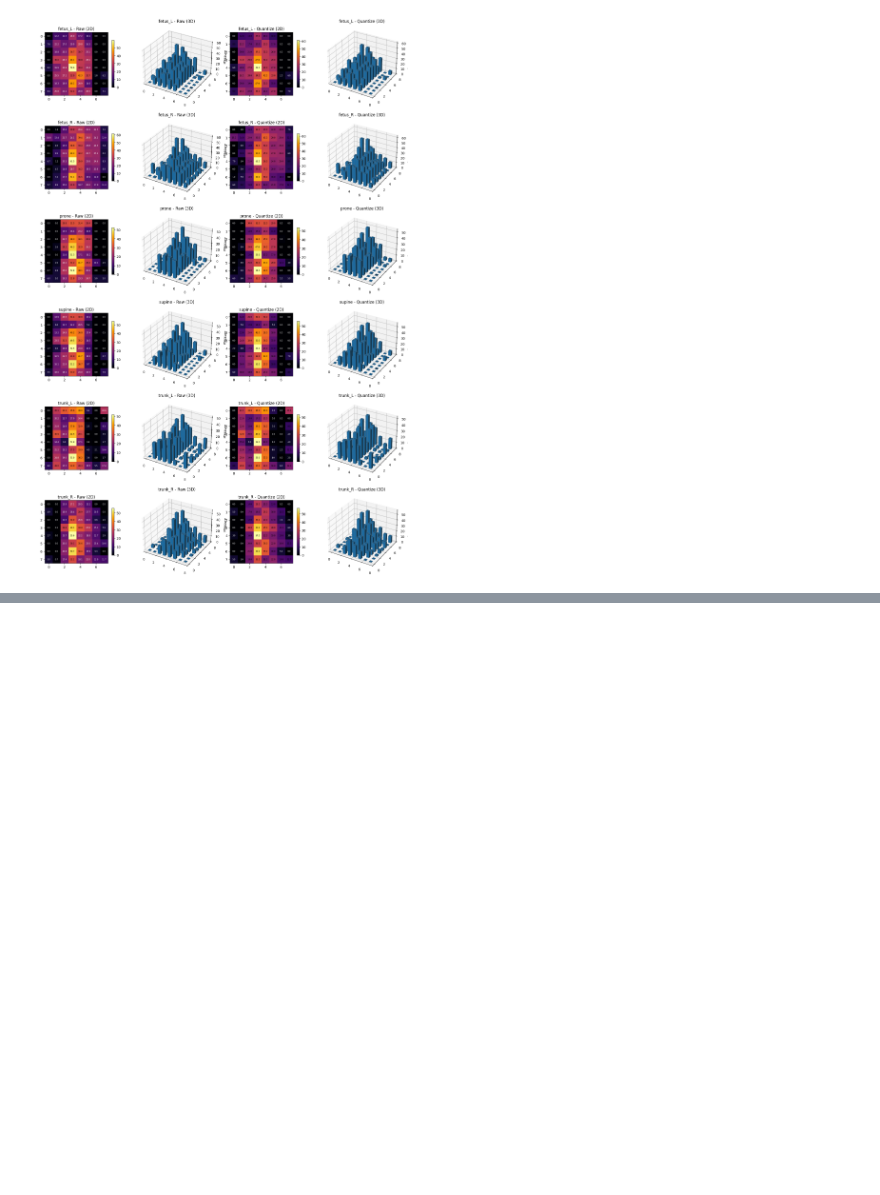
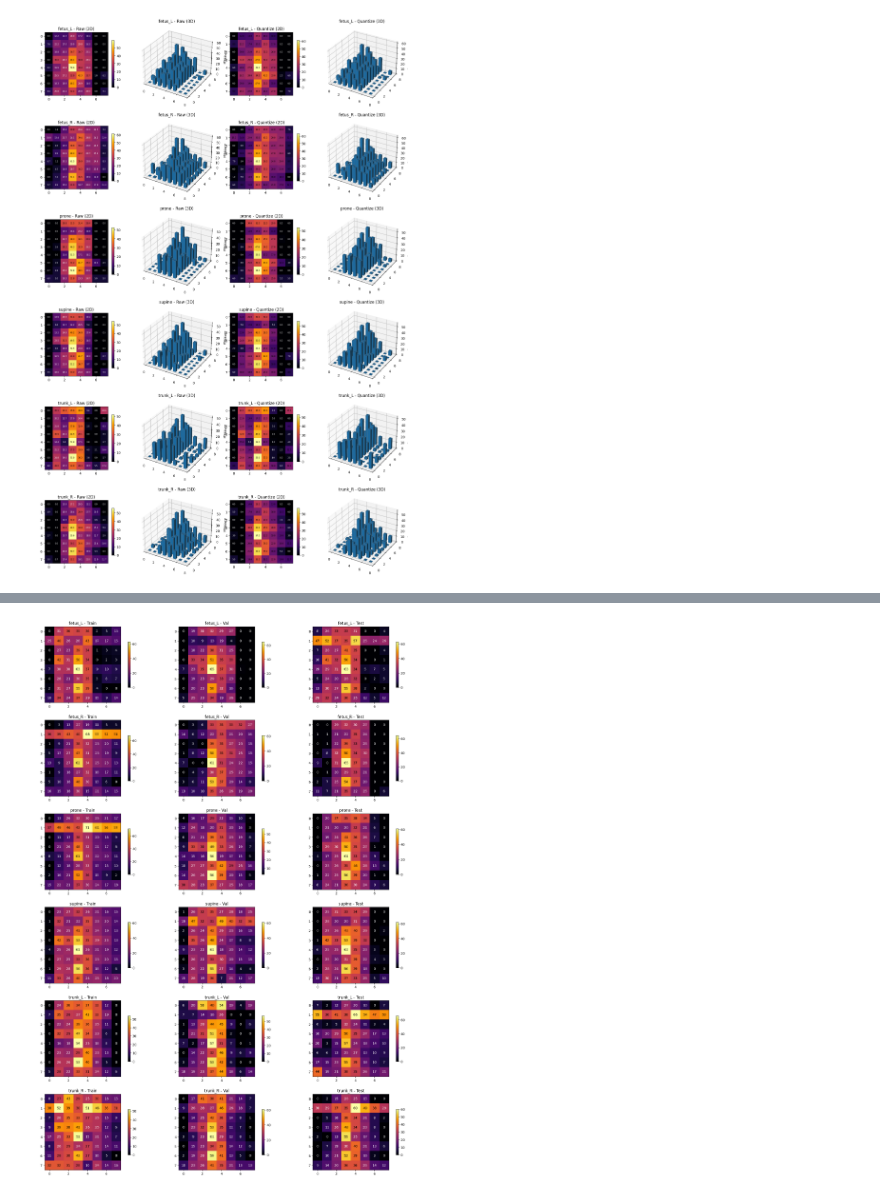
Before and after one commit to Jeison-HM/BedPosIP, a Jupyter notebook: dataset/dataPrep.ipynb, the cells around one changed output, grey strips where cells are left out. Drawn from its saved outputs; the diff is of its cells as text; code cells hidden in the pictures; blank space fills up the shorter version.

```diff
--- a/dataset/dataPrep.ipynb
+++ b/dataset/dataPrep.ipynb
@@ -25,10 +24,8 @@ print(f"Data type: {data.dtype}")
 print(f"Data range: [{data_min.min():.4f}, {data_max.max():.4f}]")
 print(f"Labels: {np.unique(labels)}")
 
-# Normalize to Q4.4 range
 # Lets choose a fix max value based on our dataset (~236mmHg)
-scale_factor = 15.9375 / MAX_PREASSURE_LIMIT
-data_normalized = data * scale_factor
+data_normalized = data / MAX_PREASSURE_LIMIT
 print(f"Normalized range: [{data_normalized.min():.4f}, {data_normalized.max():.4f}]")
 # %% [output]
 Data shape: (192, 64)
@@ -43,9 +40,8 @@ Convert normalized float data to Q4.4 unsigned fixed-point (4 bits integer + 4 b
 # %%
 # Quantize the normalized data
-data_clipped = np.clip(data_normalized, 0, 15.9375)
-data_q44 = np.round(data_clipped * 16).astype(np.uint8)
+data_q8 = np.round(data_normalized * 255).astype(np.uint8)
 
-print(f"Q4.4 shape: {data_q44.shape}")
-print(f"Q4.4 type: {data_q44.dtype}")
-print(f"Q4.4 range: [{data_q44.min()}, {data_q44.max()}]")
+print(f"Q8 shape: {data_q8.shape}")
+print(f"Q8 type: {data_q8.dtype}")
+print(f"Q8 range: [{data_q8.min()}, {data_q8.max()}]")
 # %% [output]
@@ -92,7 +82,7 @@ fig = plt.figure(figsize=(16, 24))
 for i, idx in enumerate(sample_indices):
     label = labels[idx]
     raw = data[idx].reshape(8, 8)
-    normQuant = data_q44[idx].reshape(8, 8)
+    normQuant = data_q8[idx].reshape(8, 8)
 
     # Row position for this label
     row = i * 2
@@ -139,7 +129,7 @@ for i, idx in enumerate(sample_indices):
     ax4.bar3d(x_pos, y_pos, z_pos, dx, dy, dz, cmap=CMAP_STYLE, edgecolor="gray", linewidth=0.3)
 
     ax4.set_title(f"{label} - Quantize (3D)")
-    ax4.set_zlabel("Pressure (Q4.4)")
+    ax4.set_zlabel("Pressure (uint8)")
 
 plt.tight_layout(pad=3.0)
 # plt.savefig("dataset/all_samples_comparison.png", dpi=150, bbox_inches="tight")
@@ -232,0 +177,64 @@ Label mapping: {'fetus_L': 0, 'fetus_R': 1, 'prone': 2, 'supine': 3, 'trunk_L':
+# %%
+# Apply indices to all three data formats
+datasets = {
+    'raw': data,
+    'normalized': data_normalized,
+    'quantized': data_q8
+}
+
+splits = {
+    'train': (idx_train, labels[idx_train]),
+    'val': (idx_val, labels[idx_val]),
+    'test': (idx_test, labels[idx_test])
+}
+
+# Compare splits: one sample per label from each split to verify class balance
+fig2 = plt.figure(figsize=(18, 24))
+
+for i, label in enumerate(unique_labels):
+    train_idx_in_split = np.where(splits['train'][1] == label)[0][0]
+    val_idx_in_split = np.where(splits['val'][1] == label)[0][0]
+    test_idx_in_split = np.where(splits['test'][1] == label)[0][0]
+
+    train_orig_idx = splits['train'][0][train_idx_in_split]
+    val_orig_idx = splits['val'][0][val_idx_in_split]
+    test_orig_idx = splits['test'][0][test_idx_in_split]
+
+    train_data = data_q8[train_orig_idx].reshape(8, 8)
+    val_data = data_q8[val_orig_idx].reshape(8, 8)
+    test_data = data_q8[test_orig_idx].reshape(8, 8)
+    # Train column
+    ax1 = fig2.add_subplot(6, 3, i * 3 + 1)
+    im1 = ax1.imshow(train_data, cmap=CMAP_STYLE)
+    ax1.set_title(f"{label} - Train")
+    for r in range(8):
+        for c in range(8):
+            color = "black" if train_data[r, c] > train_data.max() / 2 else "white"
+            ax1.text(c, r, f"{train_data[r, c]:.0f}", ha="center", va="center", color=color, fontsize=10)
+    plt.colorbar(im1, ax=ax1, shrink=0.6)
+
+    # Val column
+    ax2 = fig2.add_subplot(6, 3, i * 3 + 2)
+    im2 = ax2.imshow(val_data, cmap=CMAP_STYLE)
+    ax2.set_title(f"{label} - Val")
+    for r in range(8):
+        for c in range(8):
+            color = "black" if val_data[r, c] > val_data.max() / 2 else "white"
+            ax2.text(c, r, f"{val_data[r, c]:.0f}", ha="center", va="center", color=color, fontsize=10)
+    plt.colorbar(im2, ax=ax2, shrink=0.6)
+
+    # Test column
+    ax3 = fig2.add_subplot(6, 3, i * 3 + 3)
+    im3 = ax3.imshow(test_data, cmap=CMAP_STYLE)
+    ax3.set_title(f"{label} - Test")
+    for r in range(8):
+        for c in range(8):
+            color = "black" if test_data[r, c] > test_data.max() / 2 else "white"
+            ax3.text(c, r, f"{test_data[r, c]:.0f}", ha="center", va="center", color=color, fontsize=10)
+    plt.colorbar(im3, ax=ax3, shrink=0.6)
+
+plt.tight_layout(pad=2.0)
+# plt.savefig("dataset/split_comparison.png", dpi=150, bbox_inches="tight")
+plt.show()
+# %% [output]
+[figure, added]
```
Also changed, not shown: parts of 11 cells of this notebook.
